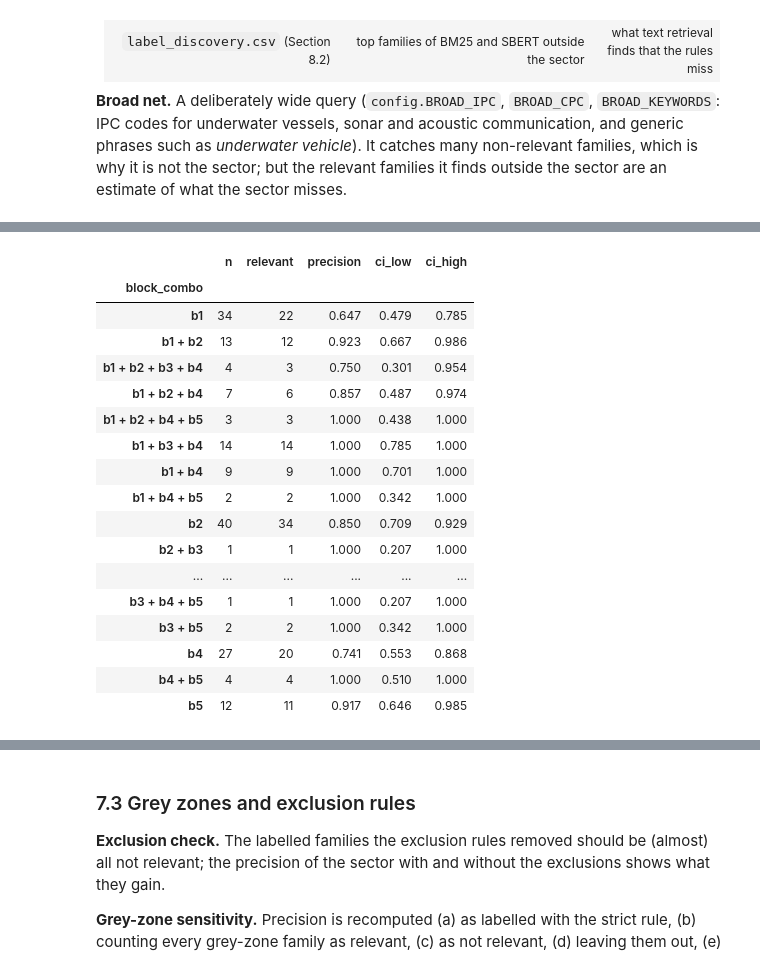
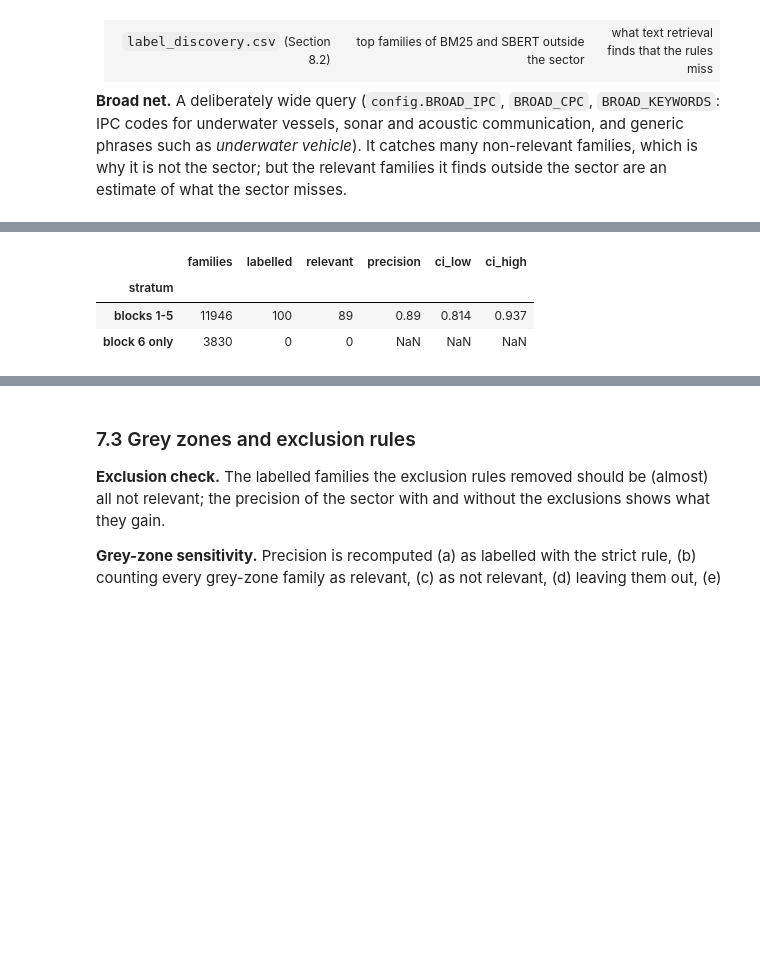
Before and after one commit to AndreaPassera/PW-InnovationManagement, a Jupyter notebook: 01_extract.ipynb, the cells around one changed output, grey strips where cells are left out. Cells and saved outputs as stored; diff of their text form; code cells hidden in the pictures; blank space fills up the shorter version.

Commit message:
Final_Version

```diff
--- a/01_extract.ipynb
+++ b/01_extract.ipynb
@@ -149,7 +168,7 @@ The families labelled relevant are added too (they may lie outside the query). D
 or above 900,000,000, Tutorial 1) are excluded from every query.
 # %%
 family_id = TLS201_APPLN.docdb_family_id.label("docdb_family_id")
-kw_phrases = regex_to_like_phrases(C.SPECIFIC_KEYWORDS + C.GENERIC_KEYWORDS)
+kw_phrases = regex_to_like_phrases(C.SPECIFIC_KEYWORDS + C.GENERIC_KEYWORDS) + list(C.BLOCK6_SQL_PHRASES)
 
 
 def real_pi(q):
@@ -602,22 +632,52 @@ On PROD draw and label new samples: labels from TEST describe TEST families.
 # %%
-lab = rule_sector.merge(labels.drop(columns=[c for c in ["family_year", "first_office", "title_en", "abstract_en",
-                                                         "titles"] if c in labels]),
-                        on="docdb_family_id", how="inner")
-lab = lab[lab["sample"] != "discovery"].copy()
+def stratum_of(df):
+    """'block 6 only' = selected by block 6 alone (new in v4); 'blocks 1-5' = the sector of the previous version."""
+    return np.where(df["b6_vehicle_task"] & (df["n_blocks"] == 1), "block 6 only", "blocks 1-5")
+
+
+rule_sector["stratum"] = stratum_of(rule_sector)
+lab_all = rule_sector.merge(labels.drop(columns=[c for c in ["family_year", "first_office", "title_en", "abstract_en",
+                                                             "titles"] if c in labels]),
+                            on="docdb_family_id", how="inner")
+lab = lab_all[lab_all["sample"].isin(C.PRECISION_SAMPLES)
+              & ~lab_all["label_file"].isin(C.VALIDATION_EXCLUDE_FILES)].copy()
+print(f"Labelled families in the rule sector: {len(lab_all)} | used for precision (random PROD samples): {len(lab)}")
+
+
+def stratified(col):
+    """Stratified precision: sum_h W_h p_h, W_h = share of the rule sector in stratum h (labelled strata only)."""
+    sizes = rule_sector["stratum"].value_counts()
+    rows, covered = [], 0
+    for h, N_h in sizes.items():
+        d = lab[lab["stratum"] == h]
+        k_h, n_h = int(d[col].sum()), len(d)
+        lo_h, hi_h = wilson(k_h, n_h) if n_h else (np.nan, np.nan)
+        rows.append({"stratum": h, "families": N_h, "labelled": n_h, "relevant": k_h,
+                     "precision": k_h / n_h if n_h else np.nan, "ci_low": lo_h, "ci_high": hi_h})
+        covered += N_h if n_h else 0
+    t = pd.DataFrame(rows).set_index("stratum")
+    ok = t[t["labelled"] > 0]
+    w = ok["families"] / ok["families"].sum()
+    p = float((w * ok["precision"]).sum())
+    # interval: stratum Wilson bounds weighted by stratum size (conservative, and never degenerate at 0% or 100%)
+    ci = (float((w * ok["ci_low"]).sum()), float((w * ok["ci_high"]).sum()))
+    return p, ci, t, covered / len(rule_sector)
+
+
 if lab.empty:
-    print("No labels for the sector yet: fill label_sample_sector.csv and save it in labels/.")
+    print("No PROD labels for the sector yet: fill label_sample_sector.csv / label_sample_block6.csv and save them in labels/.")
     P_SECTOR = P_SECTOR_BROAD = np.nan
+    P_CI = (np.nan, np.nan)
 else:
-    k, n = int(lab[C.LABEL_COL].sum()), len(lab)
-    lo, hi = wilson(k, n)
-    kind = "census" if n == len(rule_sector) else f"sample of {n} out of {len(rule_sector)}"
-    P_SECTOR = k / n
-    print(f"7.1 Precision of the sector (strict rule): {k}/{n} = {P_SECTOR:.1%} (Wilson 95% CI {lo:.1%}-{hi:.1%}) [{kind}]")
-    kb_, nb_ = int(lab[C.LABEL_COL_BROAD].sum()), len(lab)
-    P_SECTOR_BROAD = kb_ / nb_
-    print(f"    broad rule (upper bound): {kb_}/{nb_} = {P_SECTOR_BROAD:.1%} (Wilson 95% CI "
-          f"{wilson(kb_, nb_)[0]:.1%}-{wilson(kb_, nb_)[1]:.1%}); the {kb_ - k} families in between are the grey zones "
-          "the strict rule leaves out")
+    P_SECTOR, P_CI, strata_table, coverage = stratified(C.LABEL_COL)
+    P_SECTOR_BROAD, P_CI_BROAD, _, _ = stratified(C.LABEL_COL_BROAD)
+    print(f"7.1 Precision of the rule sector (strict rule, stratified): {P_SECTOR:.1%} "
+          f"(95% CI {P_CI[0]:.1%}-{P_CI[1]:.1%}) on {len(lab)} labelled families out of {len(rule_sector):,}")
+    print(f"    broad rule (upper bound): {P_SECTOR_BROAD:.1%} (95% CI {P_CI_BROAD[0]:.1%}-{P_CI_BROAD[1]:.1%})")
+    display(strata_table.round(3))
+    if coverage < 1:
+        print(f"WARNING: strata without labels ({1 - coverage:.0%} of the rule sector): the precision above covers "
+              "only the labelled strata. Label label_sample_block6.csv.")
 
     print("\nPrecision by block combination")
     display(precision_table(lab, "block_combo"))
@@ -638,18 +697,4 @@ Precision by block combination
-|  | n | relevant | precision | ci_low | ci_high |
-| block_combo |  |  |  |  |  |
-| b1 | 34 | 22 | 0.647 | 0.479 | 0.785 |
-| b1 + b2 | 13 | 12 | 0.923 | 0.667 | 0.986 |
-| b1 + b2 + b3 + b4 | 4 | 3 | 0.750 | 0.301 | 0.954 |
-| b1 + b2 + b4 | 7 | 6 | 0.857 | 0.487 | 0.974 |
-| b1 + b2 + b4 + b5 | 3 | 3 | 1.000 | 0.438 | 1.000 |
-| b1 + b3 + b4 | 14 | 14 | 1.000 | 0.785 | 1.000 |
-| b1 + b4 | 9 | 9 | 1.000 | 0.701 | 1.000 |
-| b1 + b4 + b5 | 2 | 2 | 1.000 | 0.342 | 1.000 |
-| b2 | 40 | 34 | 0.850 | 0.709 | 0.929 |
-| b2 + b3 | 1 | 1 | 1.000 | 0.207 | 1.000 |
-| ... | ... | ... | ... | ... | ... |
-| b3 + b4 + b5 | 1 | 1 | 1.000 | 0.207 | 1.000 |
-| b3 + b5 | 2 | 2 | 1.000 | 0.342 | 1.000 |
-| b4 | 27 | 20 | 0.741 | 0.553 | 0.868 |
-| b4 + b5 | 4 | 4 | 1.000 | 0.510 | 1.000 |
-| b5 | 12 | 11 | 0.917 | 0.646 | 0.985 |
+|  | families | labelled | relevant | precision | ci_low | ci_high |
+| stratum |  |  |  |  |  |  |
+| blocks 1-5 | 11946 | 100 | 89 | 0.89 | 0.814 | 0.937 |
+| block 6 only | 3830 | 0 | 0 | NaN | NaN | NaN |
```
Also changed, not shown: parts of 32 cells of this notebook, 8 other files.
